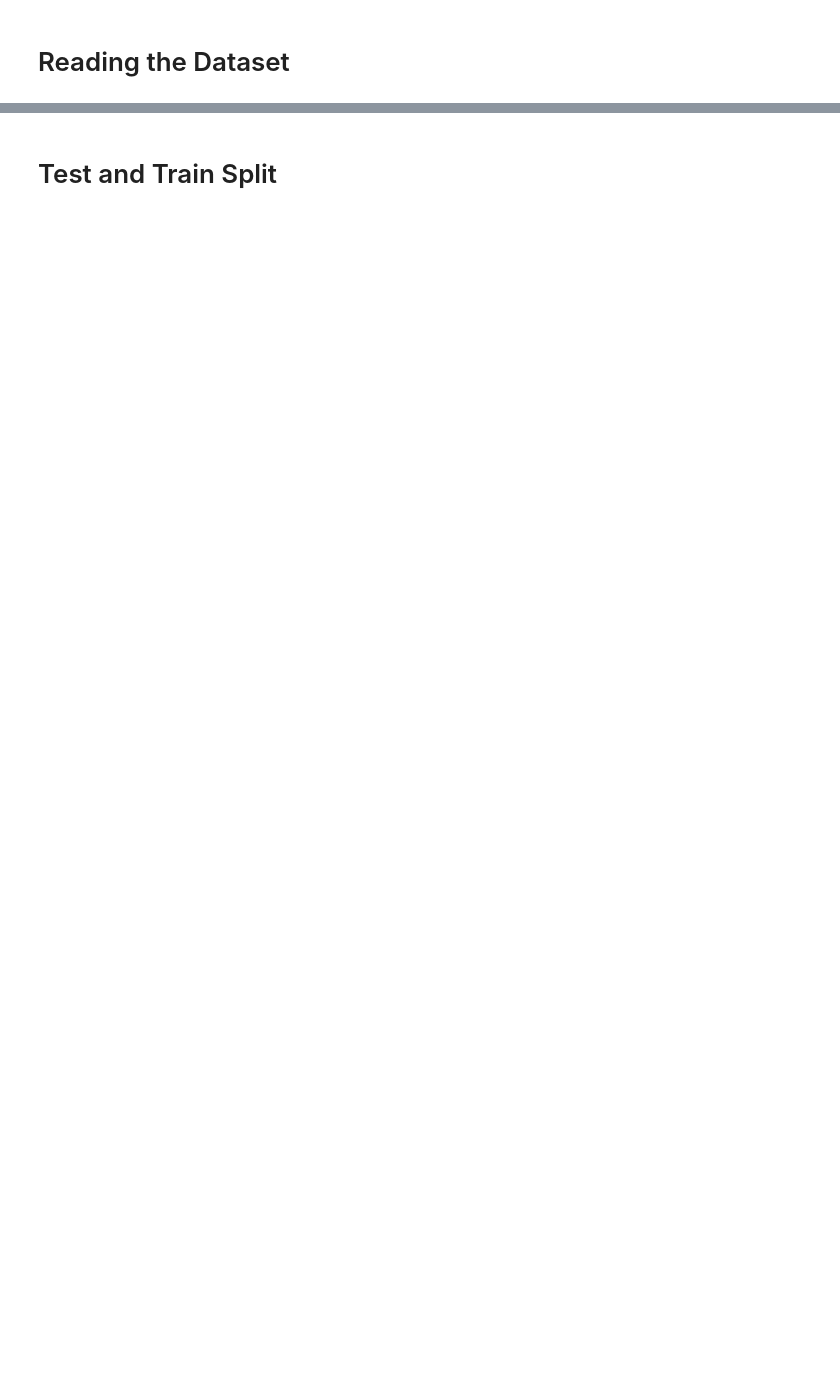
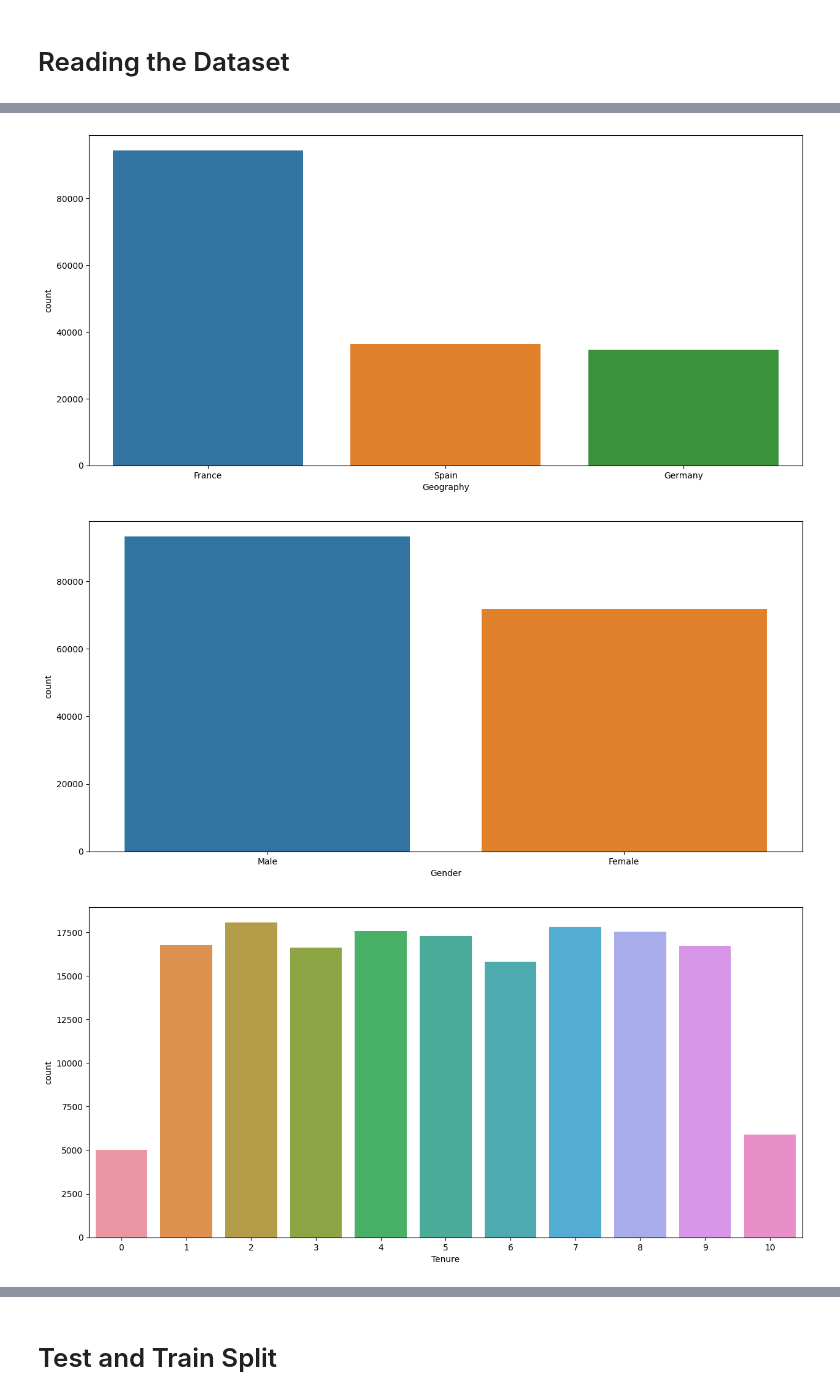
Before and after one commit to snajeebz/playground, a Jupyter notebook: binary-classification-machine-learning.ipynb, the cells around one changed output, grey strips where cells are left out. Cells and saved outputs as stored; diff of their text form; code cells hidden in the pictures; blank space fills up the shorter version.

```diff
--- a/binary-classification-machine-learning.ipynb
+++ b/binary-classification-machine-learning.ipynb
@@ -48,0 +199,9 @@ test_df=test[['CreditScore','Geography','Gender','Age','Tenure','Balance','NumOf
+# %%
+for col in cat_cols:
+    plt.figure(figsize=[15,7])
+    sns.countplot(df,x=df[col])
+    plt.show()
+# %% [output]
+[figure, added]
+[figure, added]
+[figure, added]
```
Also changed, not shown: parts of 41 cells of this notebook.
